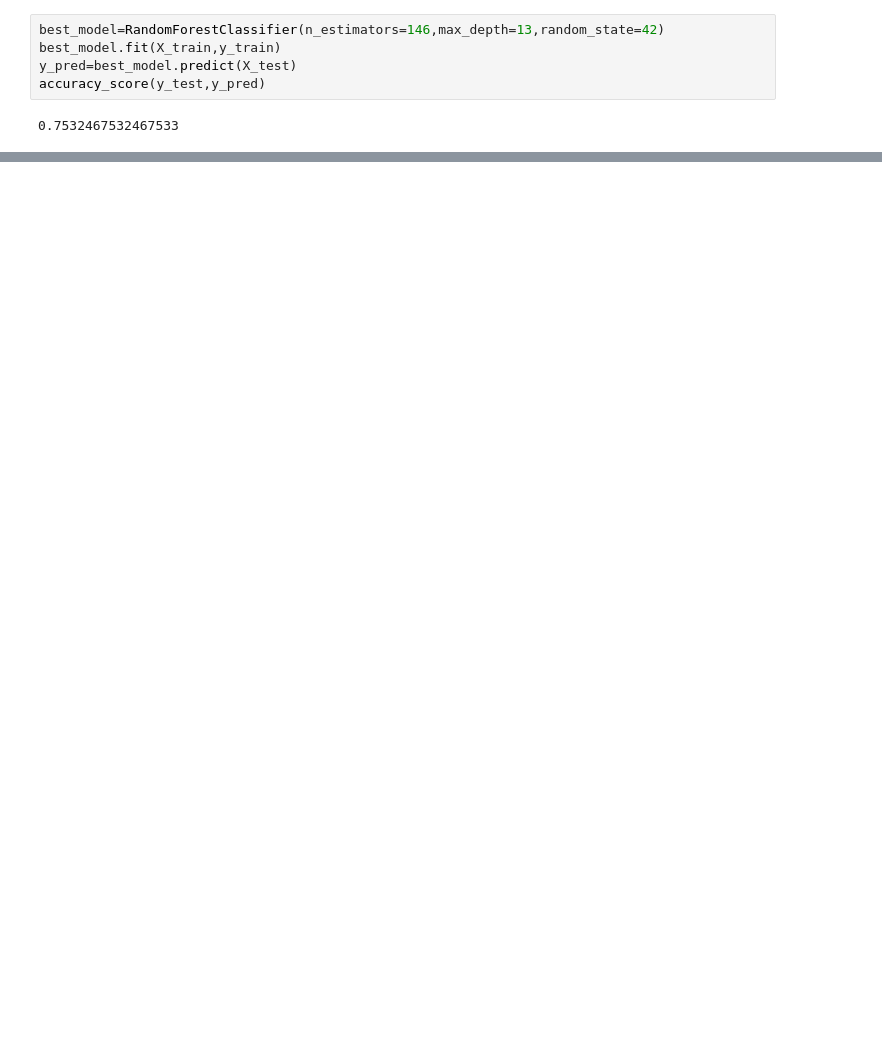
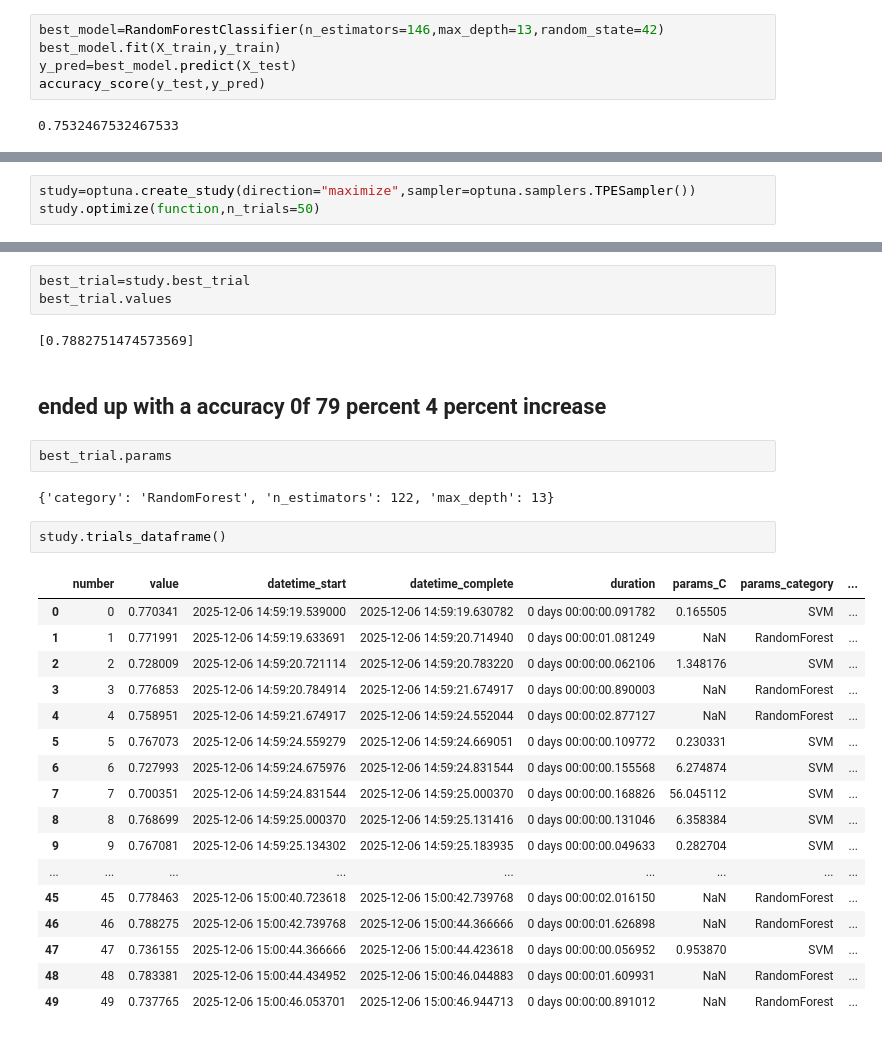
Before and after one commit to aditya90001/pytorch, a Jupyter notebook: hyperparameter_tuning.ipynb, the cells around one changed output, grey strips where cells are left out. Cells and saved outputs as stored; diff of their text form; blank space fills up the shorter version.

Commit message:
end up with accuracy of 79 percent

```diff
--- a/hyperparameter_tuning.ipynb
+++ b/hyperparameter_tuning.ipynb
@@ -184,0 +203,3 @@ accuracy_score(y_test,y_pred)
+# %%
+study=optuna.create_study(direction="maximize",sampler=optuna.samplers.TPESampler())
+study.optimize(function,n_trials=50)
@@ -184,0 +224,31 @@ accuracy_score(y_test,y_pred)
+# %%
+best_trial=study.best_trial
+best_trial.values
+# %% [output]
+[0.7882751474573569]
+# %% [markdown]
+## ended up with a accuracy 0f 79 percent 4 percent increase
+# %%
+best_trial.params
+# %% [output]
+{'category': 'RandomForest', 'n_estimators': 122, 'max_depth': 13}
+# %%
+study.trials_dataframe()
+# %% [output]
+|  | number | value | datetime_start | datetime_complete | duration | params_C | params_category | ... |
+| 0 | 0 | 0.770341 | 2025-12-06 14:59:19.539000 | 2025-12-06 14:59:19.630782 | 0 days 00:00:00.091782 | 0.165505 | SVM | ... |
+| 1 | 1 | 0.771991 | 2025-12-06 14:59:19.633691 | 2025-12-06 14:59:20.714940 | 0 days 00:00:01.081249 | NaN | RandomForest | ... |
+| 2 | 2 | 0.728009 | 2025-12-06 14:59:20.721114 | 2025-12-06 14:59:20.783220 | 0 days 00:00:00.062106 | 1.348176 | SVM | ... |
+| 3 | 3 | 0.776853 | 2025-12-06 14:59:20.784914 | 2025-12-06 14:59:21.674917 | 0 days 00:00:00.890003 | NaN | RandomForest | ... |
+| 4 | 4 | 0.758951 | 2025-12-06 14:59:21.674917 | 2025-12-06 14:59:24.552044 | 0 days 00:00:02.877127 | NaN | RandomForest | ... |
+| 5 | 5 | 0.767073 | 2025-12-06 14:59:24.559279 | 2025-12-06 14:59:24.669051 | 0 days 00:00:00.109772 | 0.230331 | SVM | ... |
+| 6 | 6 | 0.727993 | 2025-12-06 14:59:24.675976 | 2025-12-06 14:59:24.831544 | 0 days 00:00:00.155568 | 6.274874 | SVM | ... |
+| 7 | 7 | 0.700351 | 2025-12-06 14:59:24.831544 | 2025-12-06 14:59:25.000370 | 0 days 00:00:00.168826 | 56.045112 | SVM | ... |
+| 8 | 8 | 0.768699 | 2025-12-06 14:59:25.000370 | 2025-12-06 14:59:25.131416 | 0 days 00:00:00.131046 | 6.358384 | SVM | ... |
+| 9 | 9 | 0.767081 | 2025-12-06 14:59:25.134302 | 2025-12-06 14:59:25.183935 | 0 days 00:00:00.049633 | 0.282704 | SVM | ... |
+| ... | ... | ... | ... | ... | ... | ... | ... | ... |
+| 45 | 45 | 0.778463 | 2025-12-06 15:00:40.723618 | 2025-12-06 15:00:42.739768 | 0 days 00:00:02.016150 | NaN | RandomForest | ... |
+| 46 | 46 | 0.788275 | 2025-12-06 15:00:42.739768 | 2025-12-06 15:00:44.366666 | 0 days 00:00:01.626898 | NaN | RandomForest | ... |
+| 47 | 47 | 0.736155 | 2025-12-06 15:00:44.366666 | 2025-12-06 15:00:44.423618 | 0 days 00:00:00.056952 | 0.953870 | SVM | ... |
+| 48 | 48 | 0.783381 | 2025-12-06 15:00:44.434952 | 2025-12-06 15:00:46.044883 | 0 days 00:00:01.609931 | NaN | RandomForest | ... |
+| 49 | 49 | 0.737765 | 2025-12-06 15:00:46.053701 | 2025-12-06 15:00:46.944713 | 0 days 00:00:00.891012 | NaN | RandomForest | ... |
```
Also changed, not shown: parts of 11 cells of this notebook.
